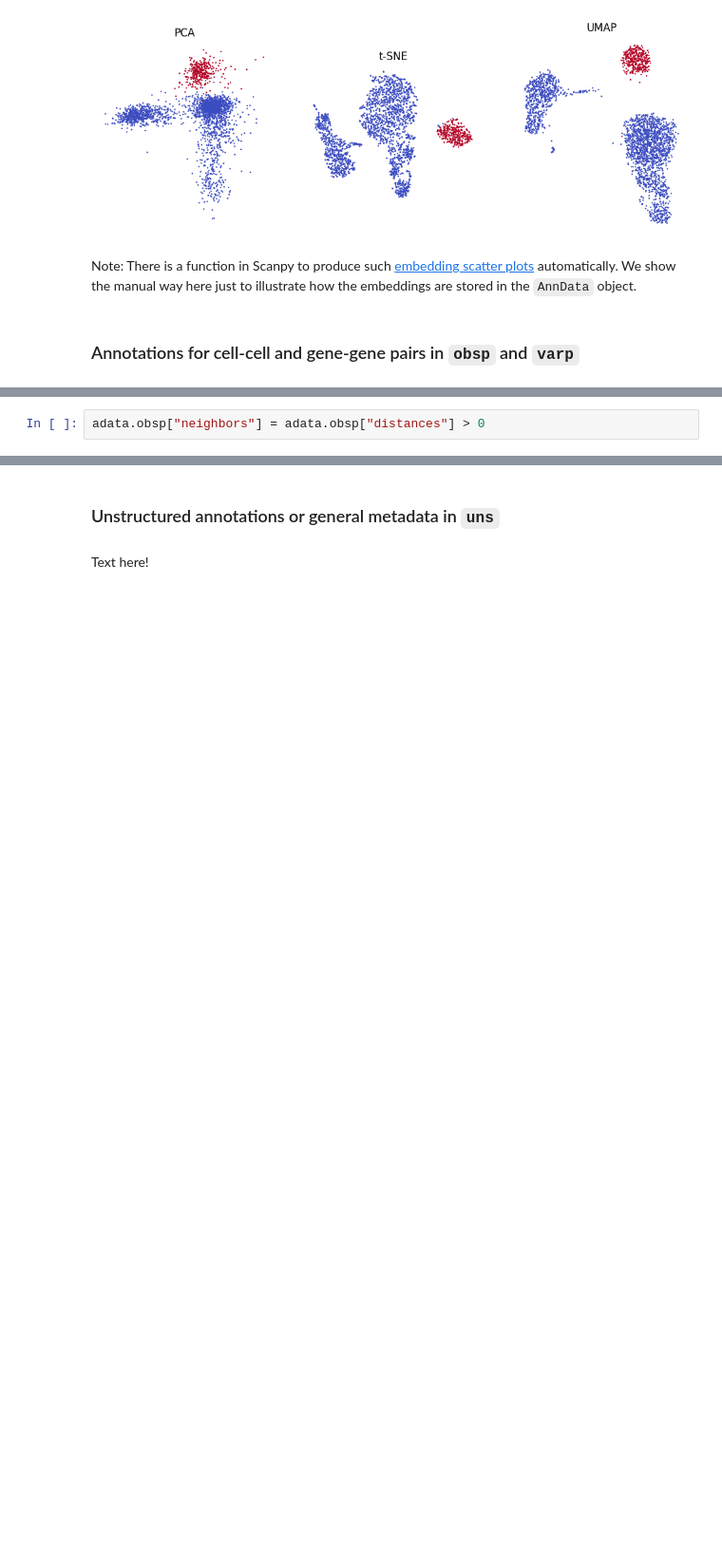
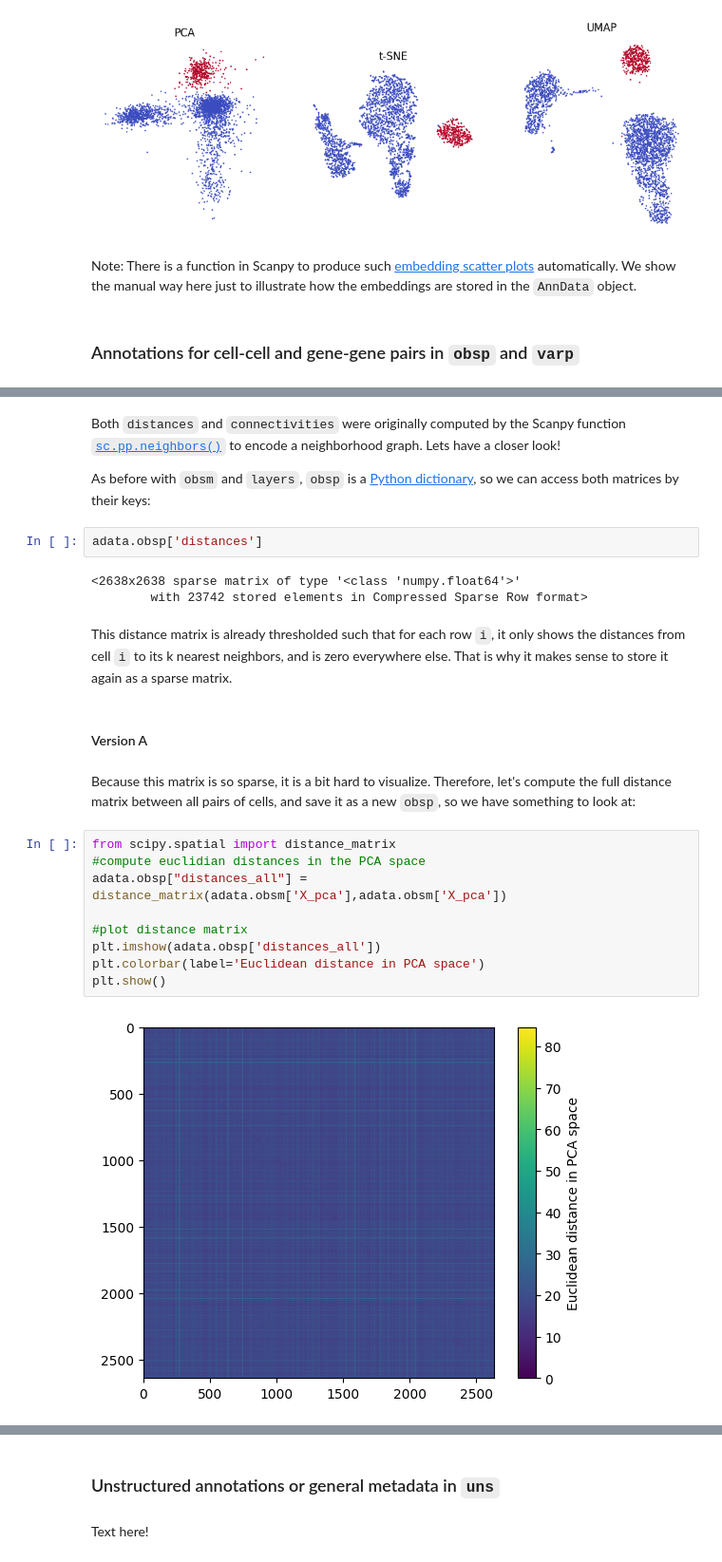
Before and after one commit to scverse/scverse-tutorials, a Jupyter notebook: docs/notebooks/getting_started.ipynb, the cells around one changed output, grey strips where cells are left out. Shown at 95% size. Drawn from its saved outputs; the diff is of its cells as text; blank space fills up the shorter version.

Commit message:
adding obsp section (two versions A and B), removing WIP code from before, moving subsetting section up because the obsp example now requires it

```diff
--- a/docs/notebooks/getting_started.ipynb
+++ b/docs/notebooks/getting_started.ipynb
@@ -344,2 +402,0 @@ np.sum(adata.obsp["connectivities"].A > 0, axis=0)
-# %%
-adata.obsp["neighbors"] = adata.obsp["distances"] > 0
@@ -390,0 +417,27 @@ example = "more code here"
+# %% [markdown]
+Both `distances` and `connectivities` were originally computed by the Scanpy function [`sc.pp.neighbors()`](https://scanpy.readthedocs.io/en/stable/generated/scanpy.pp.neighbors.html) to encode a neighborhood graph. Lets have a closer look!
+
+As before with `obsm` and `layers`, `obsp` is a [Python dictionary](https://docs.python.org/3/tutorial/datastructures.html#dictionaries), so we can access both matrices by their keys:
+# %%
+adata.obsp['distances']
+# %% [output]
+<2638x2638 sparse matrix of type '<class 'numpy.float64'>'
+        with 23742 stored elements in Compressed Sparse Row format>
+# %% [markdown]
+This distance matrix is already thresholded such that for each row `i`, it only shows the distances from cell `i` to its k nearest neighbors, and is zero everywhere else. That is why it makes sense to store it again as a sparse matrix.
+# %% [markdown]
+#### Version A
+# %% [markdown]
+Because this matrix is so sparse, it is a bit hard to visualize.
+Therefore, let's compute the full distance matrix between all pairs of cells, and save it as a new `obsp`, so we have something to look at:
+# %%
+from scipy.spatial import distance_matrix
+#compute euclidian distances in the PCA space
+adata.obsp["distances_all"] = distance_matrix(adata.obsm['X_pca'],adata.obsm['X_pca'])
+
+#plot distance matrix
+plt.imshow(adata.obsp['distances_all'])
+plt.colorbar(label='Euclidean distance in PCA space')
+plt.show()
+# %% [output]
+[figure, added]
```
Also changed, not shown: parts of 47 cells of this notebook.
